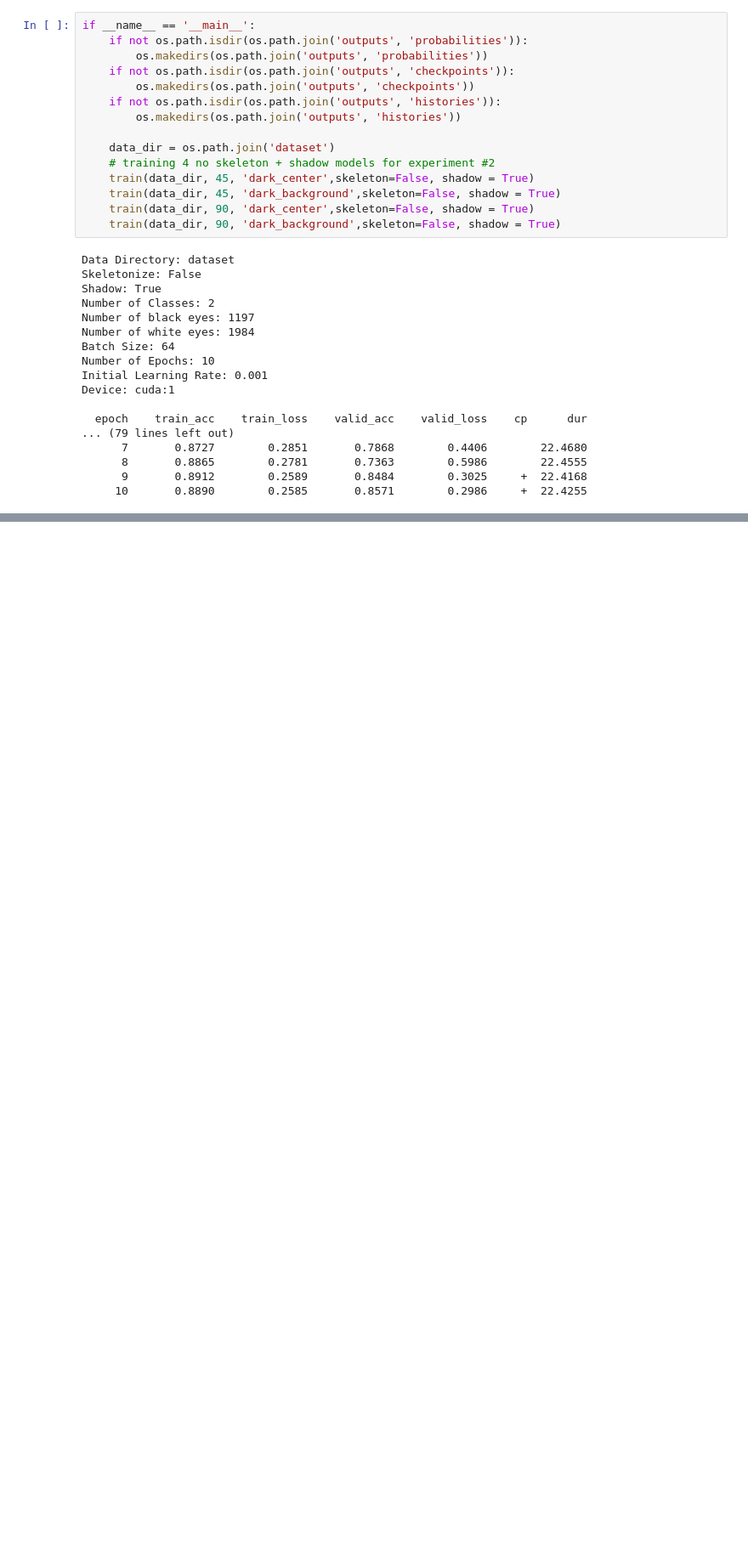
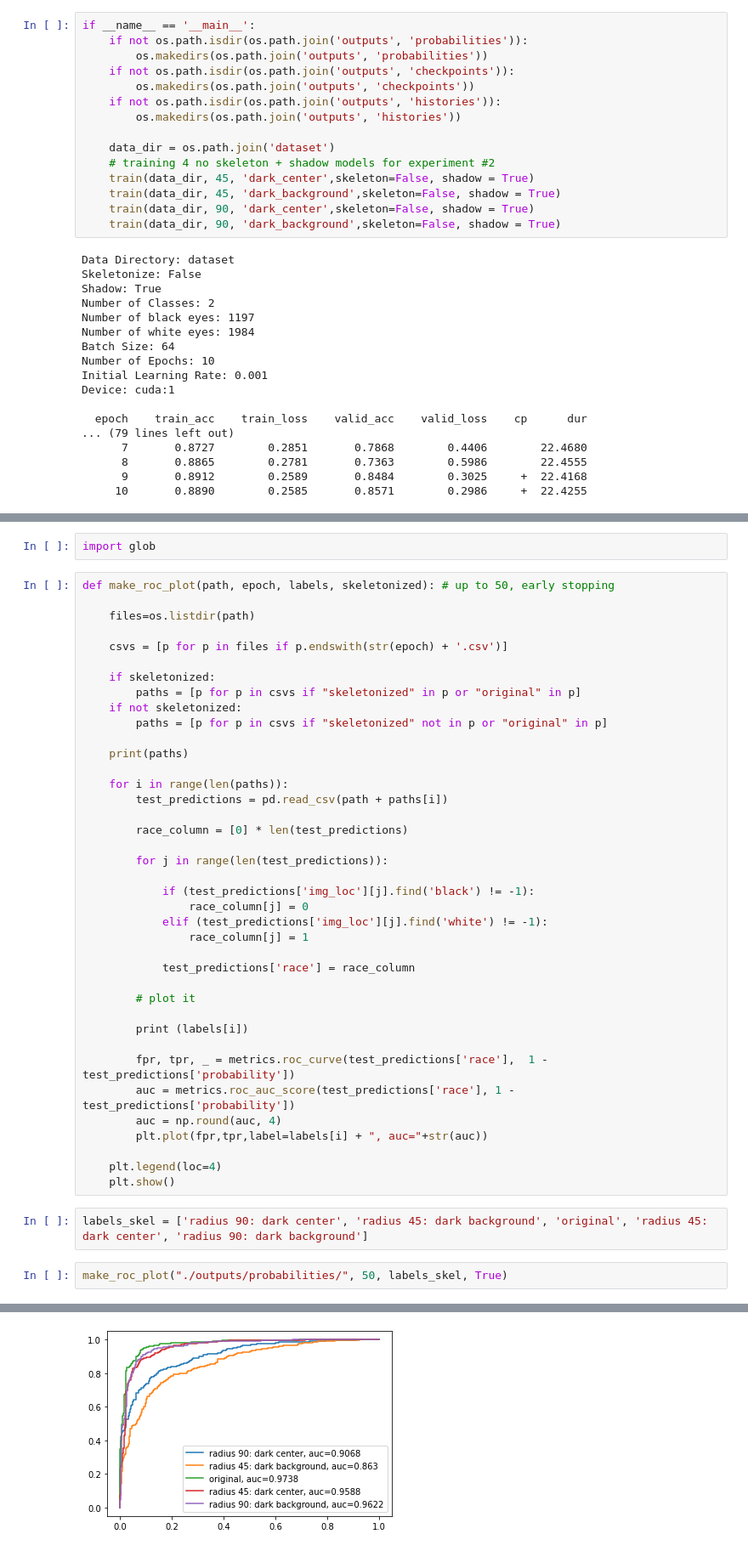
Before and after one commit to Centrattic/race, a Jupyter notebook: classifier_experiments/train.ipynb, the cells around one changed output, grey strips where cells are left out. Shown: that part at 85% size. Drawn from its saved outputs; the diff is of its cells as text; blank space fills up the shorter version.

```diff
--- a/classifier_experiments/train.ipynb
+++ b/classifier_experiments/train.ipynb
@@ -570,0 +683,46 @@ white_test[white_test['probability'] < 0.5]
+# %%
+import glob
+# %%
+def make_roc_plot(path, epoch, labels, skeletonized): # up to 50, early stopping
+
+    files=os.listdir(path)
+
+    csvs = [p for p in files if p.endswith(str(epoch) + '.csv')]
+
+    if skeletonized:
+        paths = [p for p in csvs if "skeletonized" in p or "original" in p]
+    if not skeletonized:
+        paths = [p for p in csvs if "skeletonized" not in p or "original" in p]
+
+    print(paths)
+
+    for i in range(len(paths)):
+        test_predictions = pd.read_csv(path + paths[i])
+
+        race_column = [0] * len(test_predictions)
+
+        for j in range(len(test_predictions)):
+
+            if (test_predictions['img_loc'][j].find('black') != -1):
+                race_column[j] = 0
+            elif (test_predictions['img_loc'][j].find('white') != -1):
+                race_column[j] = 1
+
+            test_predictions['race'] = race_column
+
+        # plot it
+
+        print (labels[i])
+
+        fpr, tpr, _ = metrics.roc_curve(test_predictions['race'],  1 - test_predictions['probability'])
+        auc = metrics.roc_auc_score(test_predictions['race'], 1 - test_predictions['probability'])
+        auc = np.round(auc, 4)
+        plt.plot(fpr,tpr,label=labels[i] + ", auc="+str(auc))
+
+    plt.legend(loc=4)
+    plt.show()
+# %%
+labels_skel = ['radius 90: dark center', 'radius 45: dark background', 'original', 'radius 45: dark center', 'radius 90: dark background']
+# %%
+make_roc_plot("./outputs/probabilities/", 50, labels_skel, True)
+# %% [output]
@@ -570,0 +735 @@ white_test[white_test['probability'] < 0.5]
+[figure, added]
```
Also changed, not shown: parts of 63 cells of this notebook, 4 other files.
